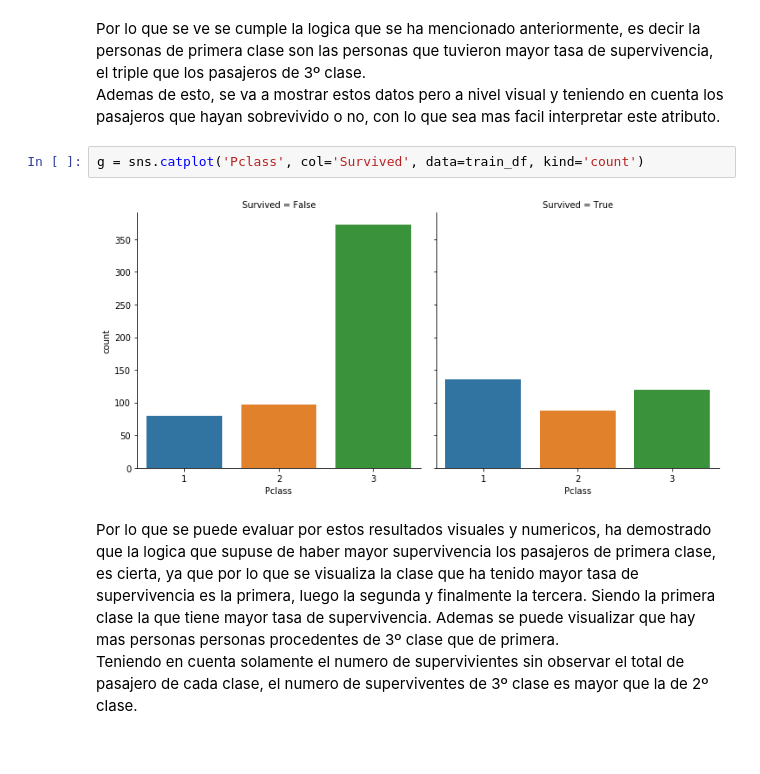
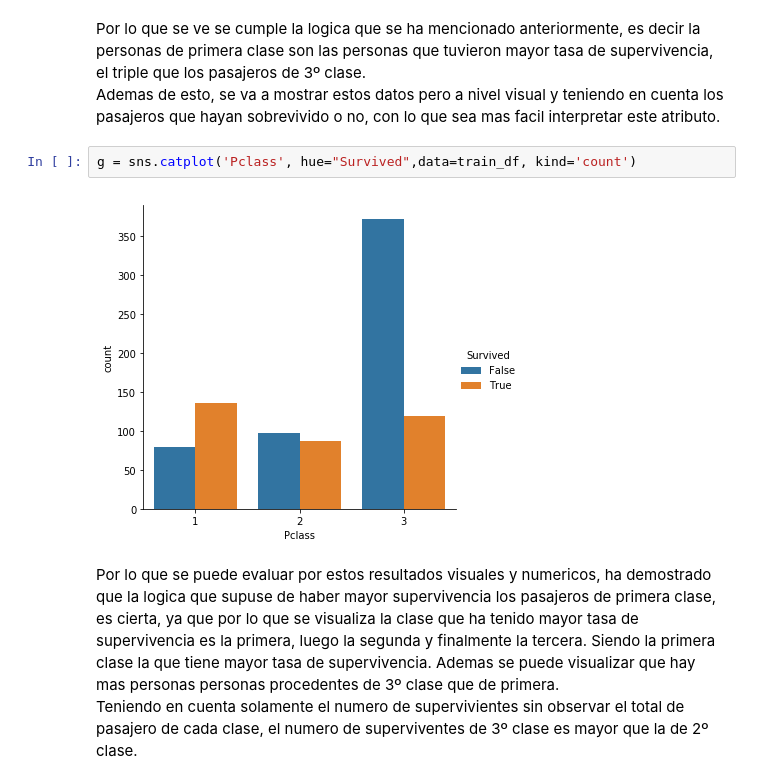
Before and after one commit to brudini/Titanic-Kaggle, a Jupyter notebook: titanic.ipynb, the cells around one changed output. Drawn from its saved outputs; the diff is of its cells as text; blank space fills up the shorter version.

```diff
--- a/titanic.ipynb
+++ b/titanic.ipynb
@@ -160,9 +160,9 @@ train_df[['Pclass', 'Survived']].groupby(['Pclass'], as_index=False).mean()
 Por lo que se ve se cumple la logica que se ha mencionado anteriormente, es decir la personas de primera clase son las personas que tuvieron mayor tasa de supervivencia, el triple que los pasajeros de 3º clase.
 Ademas de esto, se va a mostrar estos datos pero a nivel visual y teniendo en cuenta los pasajeros que hayan sobrevivido o no, con lo que sea mas facil interpretar este atributo.
 # %%
-g = sns.catplot('Pclass', col='Survived', data=train_df, kind='count')
+g = sns.catplot('Pclass', hue="Survived",data=train_df, kind='count')
 # %% [output]
-[figure, old version]
+[figure, new version]
 # %% [markdown]
 Por lo que se puede evaluar por estos resultados visuales y numericos, ha demostrado que la logica que supuse de haber mayor supervivencia los pasajeros de primera clase, es cierta, ya que por lo que se visualiza la clase que ha tenido mayor tasa de supervivencia es la primera, luego la segunda y finalmente la tercera. Siendo la primera clase la que tiene mayor tasa de supervivencia. Ademas se puede visualizar que hay mas personas personas procedentes de 3º clase que de primera.
 Teniendo en cuenta solamente el numero de supervivientes sin observar el total de pasajero de cada clase, el numero de superviventes de 3º clase es mayor que la de 2º clase.
```
Also changed, not shown: parts of 22 cells of this notebook.
